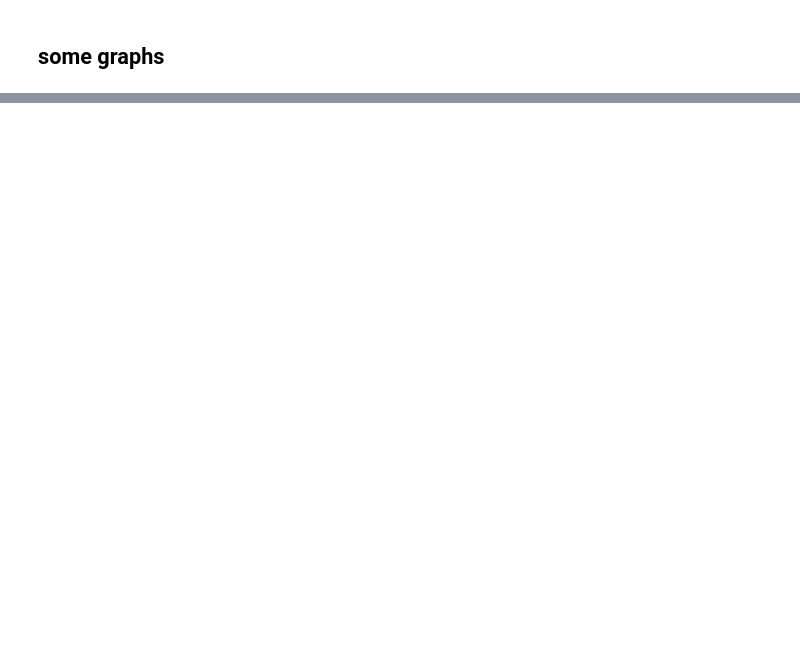
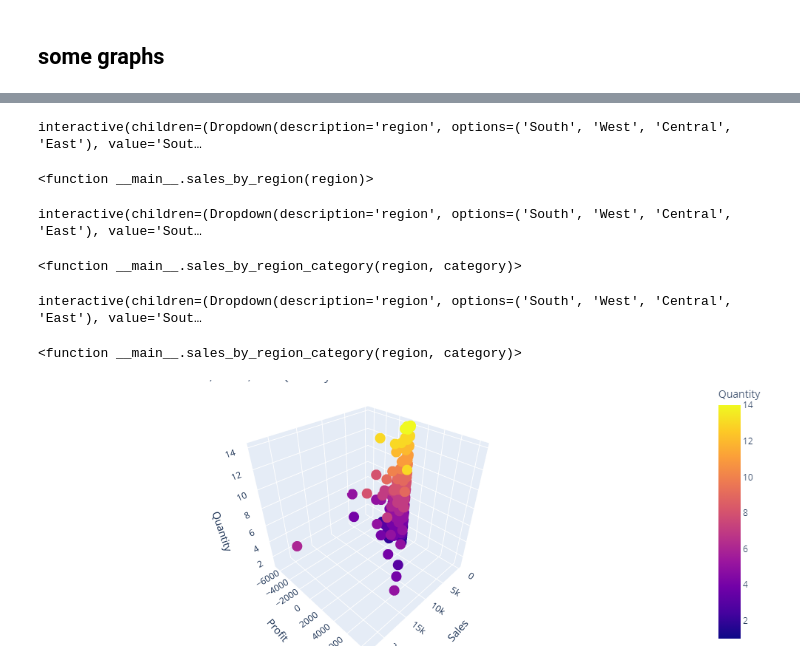
Before and after one commit to johnreygoh/eygds, a Jupyter notebook: Activity1.ipynb, the cells around one changed output, grey strips where cells are left out. Drawn from its saved outputs; the diff is of its cells as text; code cells hidden in the pictures; blank space fills up the shorter version.

```diff
--- a/Activity1.ipynb
+++ b/Activity1.ipynb
@@ -95,0 +304,60 @@ import seaborn as sns
+# %%
+import plotly.express as px
+
+def sales_by_region(region):
+    regional_data = df[df['Region'] == region]
+    fig = px.bar(regional_data, x='State', y='Sales', text='Sales')
+    fig.update_traces(texttemplate='%{text:.2s}', textposition='outside')
+    fig.update_layout(uniformtext_minsize=8, uniformtext_mode='hide')
+    fig.show()
+
+widgets.interact(sales_by_region, region=df['Region'].unique())
+# %% [output]
+interactive(children=(Dropdown(description='region', options=('South', 'West', 'Central', 'East'), value='Sout…
+<function __main__.sales_by_region(region)>
+# %%
+def sales_by_region_category(region, category):
+    filtered_data = df[(df['Region'] == region) & (df['Category'] == category)]
+    sns.barplot(x='Sub-Category', y='Sales', data=filtered_data)
+    plt.xticks(rotation=90)
+    plt.show()
+
+region_widget = widgets.Dropdown(options=df['Region'].unique())
+category_widget = widgets.Dropdown(options=df['Category'].unique())
+
+widgets.interact(sales_by_region_category, region=region_widget, category=category_widget)
+# %% [output]
+interactive(children=(Dropdown(description='region', options=('South', 'West', 'Central', 'East'), value='Sout…
+<function __main__.sales_by_region_category(region, category)>
+# %%
+
+def sales_by_region_category(region, category):
+    filtered_data = df[(df['Region'] == region) & (df['Category'] == category)]
+    ax = sns.barplot(x='Sub-Category', y='Sales', data=filtered_data)
+    plt.xticks(rotation=90)
+
+    # Add annotations
+    for p in ax.patches:
+        ax.annotate(f"{p.get_height():.2f}",
+                    (p.get_x() + p.get_width() / 2., p.get_height()),
+                    ha = 'center', va = 'center',
+                    xytext = (0, 9),
+                    textcoords = 'offset points')
+
+    plt.show()
+
+region_widget = widgets.Dropdown(options=df['Region'].unique())
+category_widget = widgets.Dropdown(options=df['Category'].unique())
+
+widgets.interact(sales_by_region_category, region=region_widget, category=category_widget)
+# %% [output]
+interactive(children=(Dropdown(description='region', options=('South', 'West', 'Central', 'East'), value='Sout…
+<function __main__.sales_by_region_category(region, category)>
+# %%
+# 3D Scatter Plot with Plotly
+scatter_plot = px.scatter_3d(df, x='Sales', y='Profit', z='Quantity', color='Quantity',
+                             title='3D Scatter Plot of Sales, Profit, and Quantity')
+scatter_plot.update_layout(margin=dict(l=0, r=0, b=0, t=0))
+scatter_plot.show()
+# %% [output]
+[figure, added]
```
Also changed, not shown: parts of 27 cells of this notebook, 28 other files.
